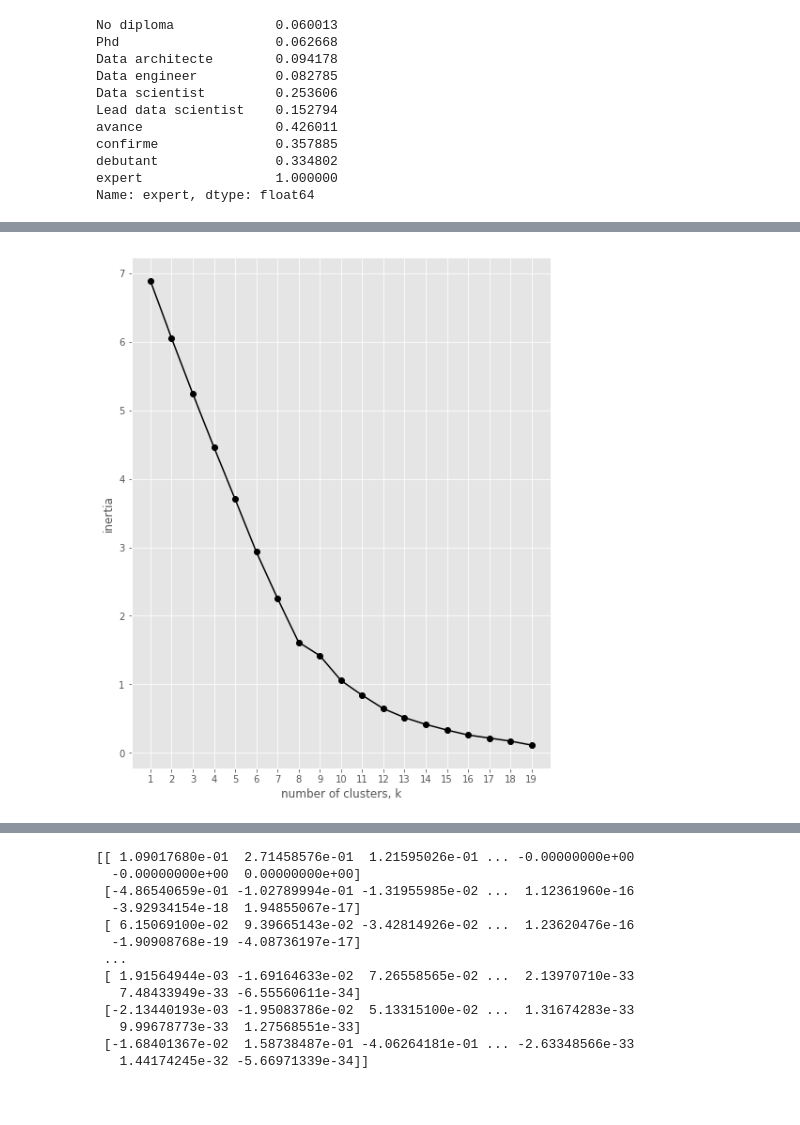
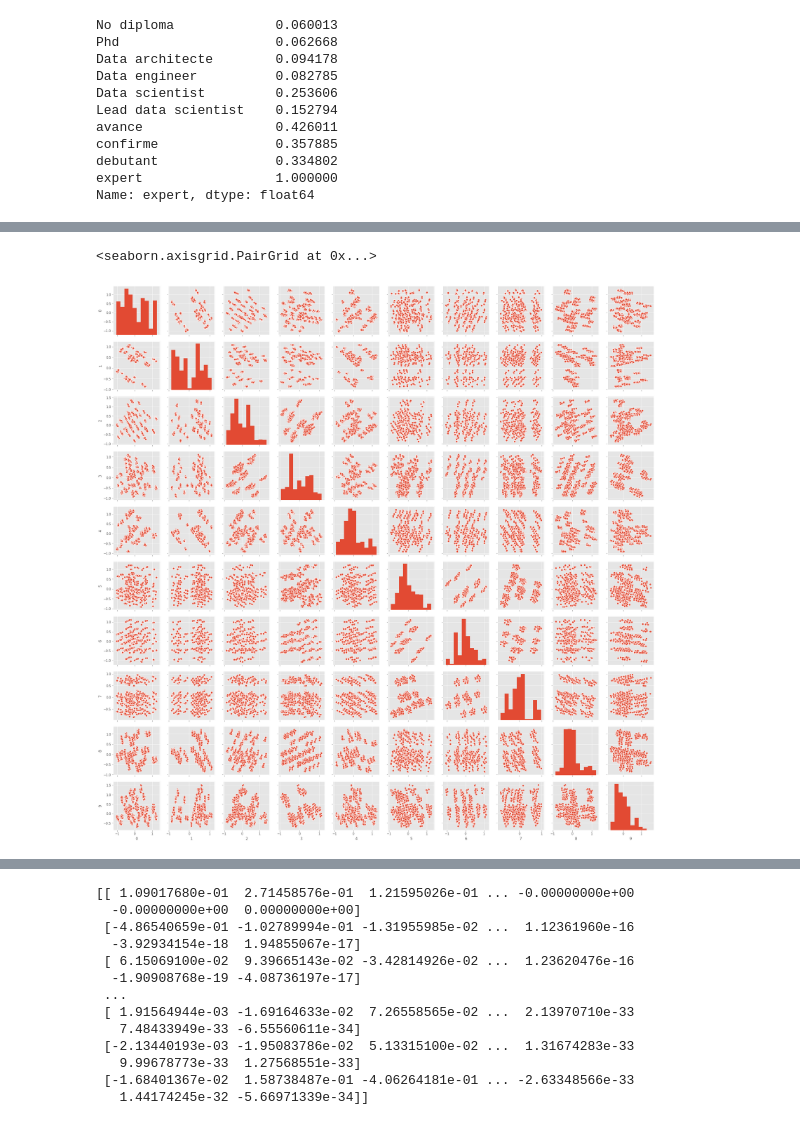
Before and after one commit to emathian/Clustering_Classification_JN, a Jupyter notebook: Test_Technique_ML_AK.ipynb, the cells around one changed output, grey strips where cells are left out. Cells and saved outputs as stored; diff of their text form; code cells hidden in the pictures.

```diff
--- a/Test_Technique_ML_AK.ipynb
+++ b/Test_Technique_ML_AK.ipynb
@@ -707,4 +643,0 @@ print(np.shape(acp.components_))
-# %%
-# Save components to a DataFrame
-PCA_components = pd.DataFrame(acp.components_)
-print(PCA_components)
@@ -754,6 +669,9 @@ plt.xticks(features)
+# %%
+sb.pairplot(PCA_components.iloc[:,:10])
+# %% [output]
+<seaborn.axisgrid.PairGrid at 0x...>
+[figure, added]
 # %%
-from sklearn.cluster import KMeans
-
 
 ks = range(1, 20)
 inertias = []
@@ -762,7 +680,7 @@ for k in ks:
     model = KMeans(n_clusters=k)
 
     # Fit model to samples
-    model.fit(PCA_components.iloc[:,:7])
+    model.fit(PCA_components.iloc[:,:20])
 
     # Append the inertia to the list of inertias
     inertias.append(model.inertia_)
@@ -772,5 +690,3 @@ plt.xlabel('number of clusters, k')
 plt.ylabel('inertia')
 plt.xticks(ks)
 plt.show()
-# %% [output]
-[figure, removed]
```
Also changed, not shown: parts of 40 cells of this notebook.
